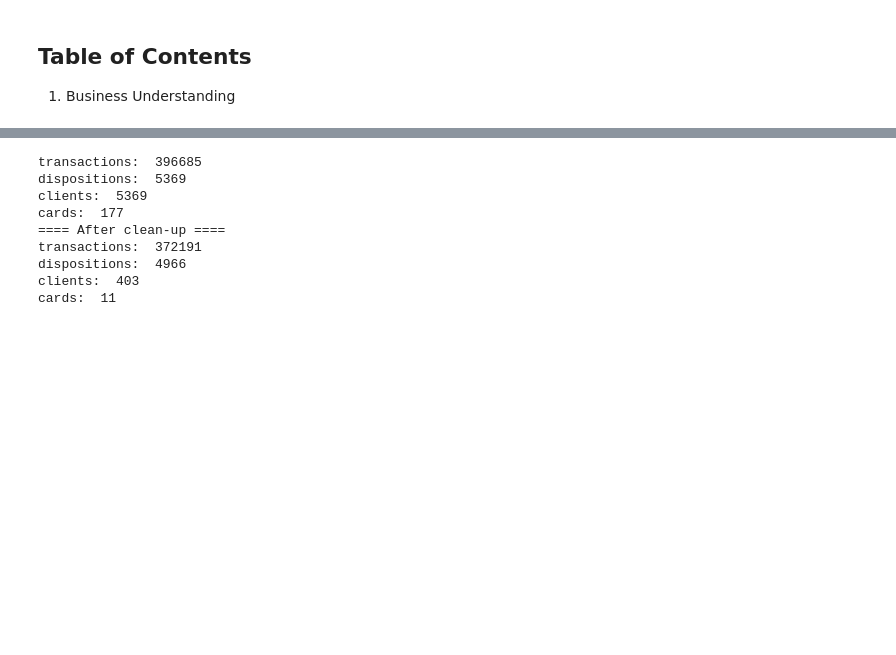
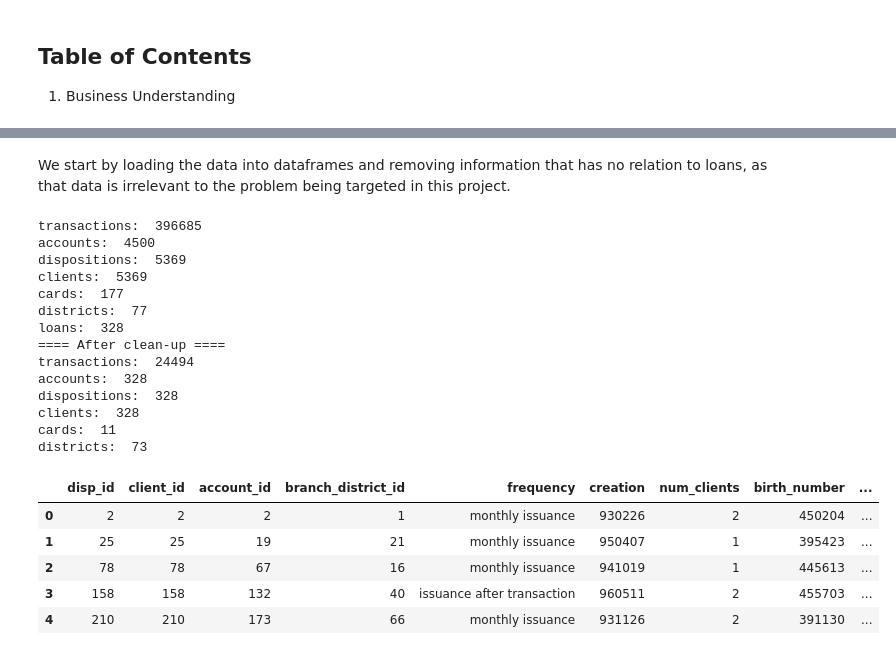
Before and after one commit to SergioEstevao11/FEUP-AC, a Jupyter notebook: src/bank_mining.ipynb, the cells around one changed output, grey strips where cells are left out. Drawn from its saved outputs; the diff is of its cells as text; code cells hidden in the pictures; blank space fills up the shorter version.

```diff
--- a/src/bank_mining.ipynb
+++ b/src/bank_mining.ipynb
@@ -14,6 +26,8 @@
 # %%
 import pandas as pd
 from datetime import datetime
+# %% [markdown]
+We start by loading the data into dataframes and removing information that has no relation to loans, as that data is irrelevant to the problem being targeted in this project.
 # %%
 loans = pd.read_csv("./data/loan_dev.csv", sep=";")
 transactions = pd.read_csv("./data/trans_dev.csv", sep=";")
@@ -21,40 +35,80 @@ accounts = pd.read_csv("./data/account.csv", sep=";")
 cards = pd.read_csv("./data/card_dev.csv", sep=";")
 clients = pd.read_csv("./data/client.csv", sep=";")
 dispositions = pd.read_csv("./data/disp.csv", sep=";")
-districts = pd.read_csv("./data/district.csv", sep=";")
+districts = pd.read_csv("./data/district.csv", na_values=['?'], sep=";")
 
 print("transactions: ", len(transactions))
+print("accounts: ", len(accounts))
 print("dispositions: ", len(dispositions))
 print("clients: ", len(clients))
 print("cards: ", len(cards))
+print("districts: ", len(districts))
+print("loans: ", len(loans))
+
 
 #Clean up information not associated with loans
 
-for id in loans['account_id'].unique():
-    transactions = transactions[transactions.account_id != id]
-    dispositions = dispositions[dispositions.account_id != id]
+account_ids = loans['account_id'].unique()
 
-for client_id in dispositions['client_id'].unique():
-    clients = clients[clients.client_id != client_id]
+transactions.query("account_id in @account_ids", inplace=True)
+accounts.query("account_id in @account_ids", inplace=True)
+dispositions.query("account_id in @account_ids", inplace=True)
 
-for disp_id in dispositions['disp_id'].unique():
-    cards = cards[cards.disp_id != disp_id]
+#save how many clients are associated to an account, might matter
+accounts['num_clients'] = accounts.apply(lambda row: dispositions['account_id'].value_counts()[row.account_id], axis=1)
+
+#but drop their info
+dispositions.query("type == 'OWNER'", inplace=True)
+
+client_ids = dispositions['client_id'].unique()
+disp_ids = dispositions['disp_id'].unique()
+district_ids = accounts['district_id'].unique()
+
+#rename cuz of ending spaces
+districts = districts.rename(columns={"code ": "code",
+                   "name ": "name"})
+
+clients.query("client_id in @client_ids", inplace=True)
+cards.query("disp_id in @disp_ids", inplace=True)
+districts.query("code in @district_ids", inplace=True)
+
 
 print("==== After clean-up ====")
 print("transactions: ", len(transactions))
+print("accounts: ", len(accounts))
 print("dispositions: ", len(dispositions))
 print("clients: ", len(clients))
 print("cards: ", len(cards))
+print("districts: ", len(districts))
 # %% [output]
 transactions:  396685
+accounts:  4500
 dispositions:  5369
 clients:  5369
 cards:  177
+districts:  77
+loans:  328
 ==== After clean-up ====
-transactions:  372191
-dispositions:  4966
-clients:  403
+transactions:  24494
+accounts:  328
+dispositions:  328
+clients:  328
 cards:  11
+districts:  73
+# %%
+dispaccs = pd.merge(dispositions, accounts, on="account_id")
+dispaccs.drop(columns="type", inplace=True)
+dispaccs = dispaccs.rename(columns={"date": "creation", "district_id": "branch_district_id"})
+clients = pd.merge(dispaccs, clients, on="client_id")
+clients = clients.rename(columns={"district_id": "client_district_id"})
+clients.head()
+# %% [output]
+|  | disp_id | client_id | account_id | branch_district_id | frequency | creation | num_clients | birth_number | ... |
+| 0 | 2 | 2 | 2 | 1 | monthly issuance | 930226 | 2 | 450204 | ... |
+| 1 | 25 | 25 | 19 | 21 | monthly issuance | 950407 | 1 | 395423 | ... |
+| 2 | 78 | 78 | 67 | 16 | monthly issuance | 941019 | 1 | 445613 | ... |
+| 3 | 158 | 158 | 132 | 40 | issuance after transaction | 960511 | 2 | 455703 | ... |
+| 4 | 210 | 210 | 173 | 66 | monthly issuance | 931126 | 2 | 391130 | ... |
 # %%
 from datetime import datetime
 #transform birth number into birthdate and sex
```
Also changed, not shown: parts of 9 cells of this notebook, 1 other file.
